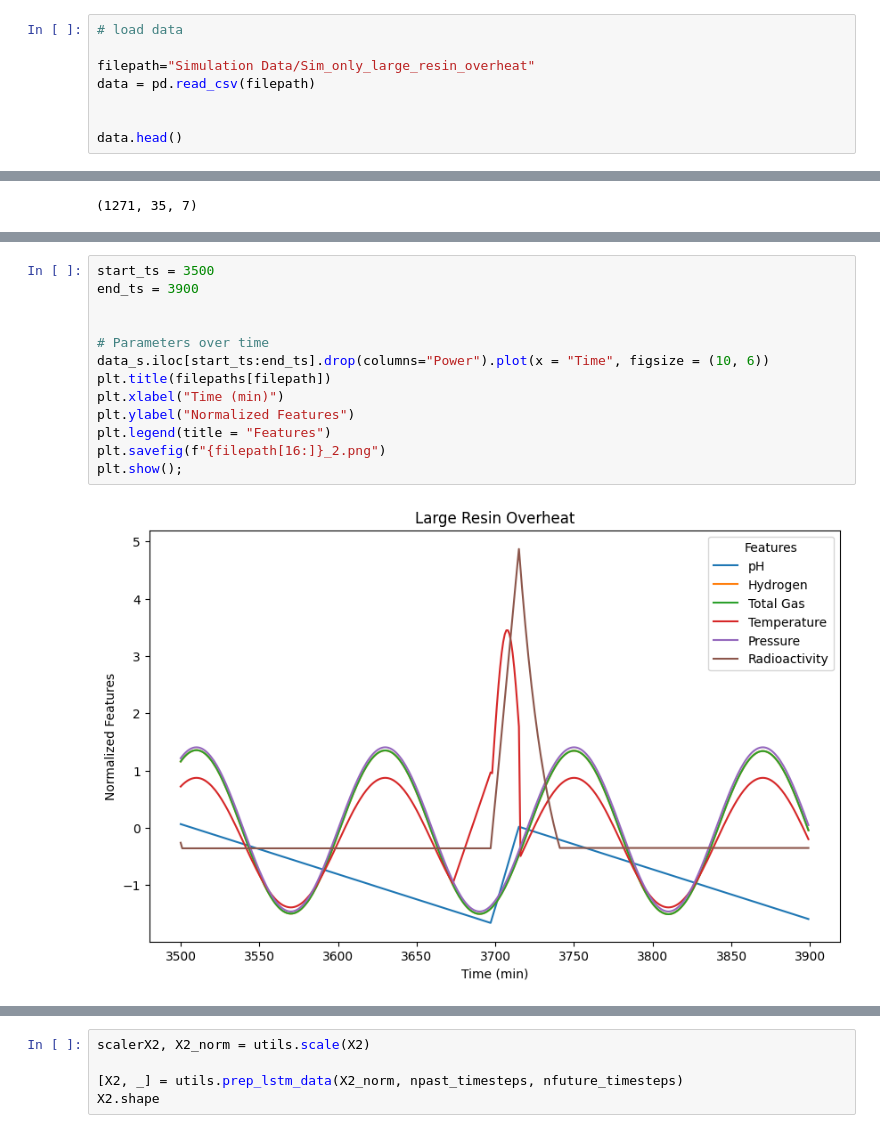
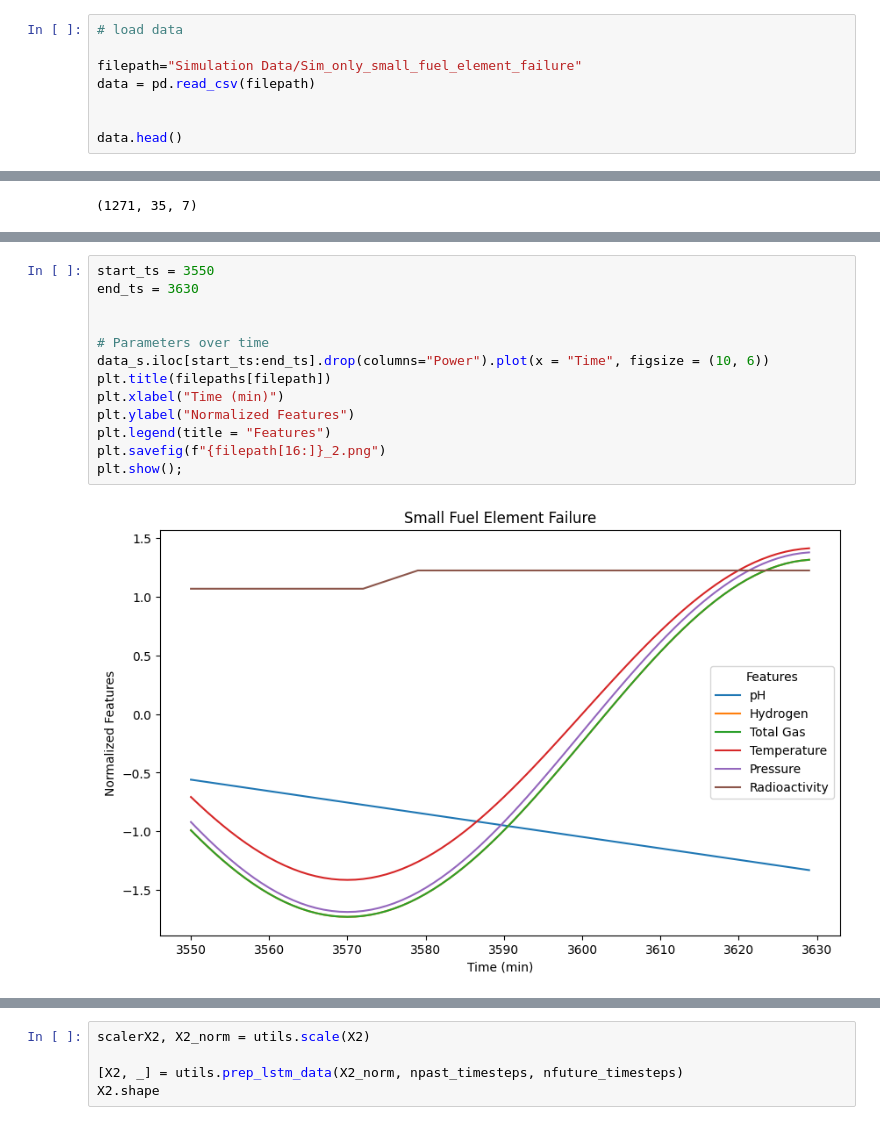
Before and after one commit to shawnschulz/chem_277B_capstone_project, a Jupyter notebook: graph_casualty.ipynb, the cells around one changed output, grey strips where cells are left out. Drawn from its saved outputs; the diff is of its cells as text.

```diff
--- a/graph_casualty.ipynb
+++ b/graph_casualty.ipynb
@@ -16,7 +16,7 @@ import Archive.utils277b as utils
 # %%
 # load data
 
-filepath="Simulation Data/Sim_only_large_resin_overheat"
+filepath="Simulation Data/Sim_only_small_fuel_element_failure"
 data = pd.read_csv(filepath)
 
 
@@ -338,18 +332,18 @@ data_s.head()
 # %%
-start_ts = 3500
-end_ts = 3900
+start_ts = 3550
+end_ts = 3630
 
 
 # Parameters over time
 data_s.iloc[start_ts:end_ts].drop(columns="Power").plot(x = "Time", figsize = (10, 6))
 plt.title(filepaths[filepath])
 plt.xlabel("Time (min)")
 plt.ylabel("Normalized Features")
 plt.legend(title = "Features")
 plt.savefig(f"{filepath[16:]}_2.png")
 plt.show();
 # %% [output]
-[figure, old version]
+[figure, new version]
 # %%
 X2 = np.array(data_s.drop(columns="Time"))
 
```
Also changed, not shown: parts of 13 cells of this notebook, 12 other files.
